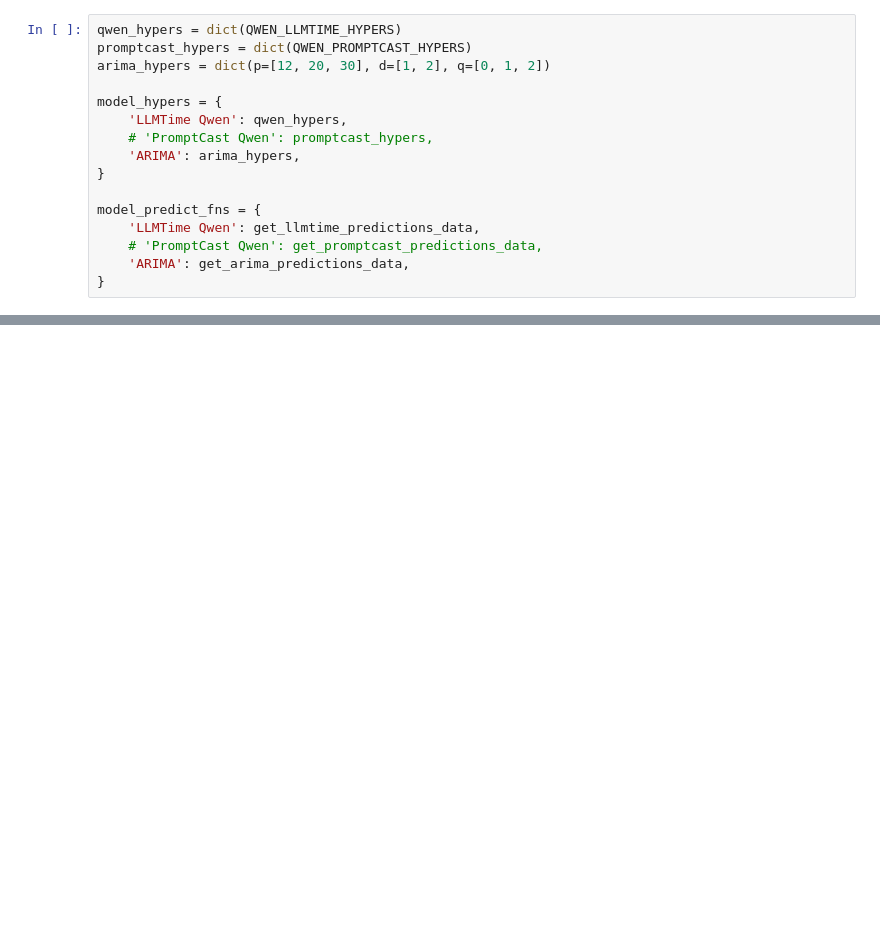
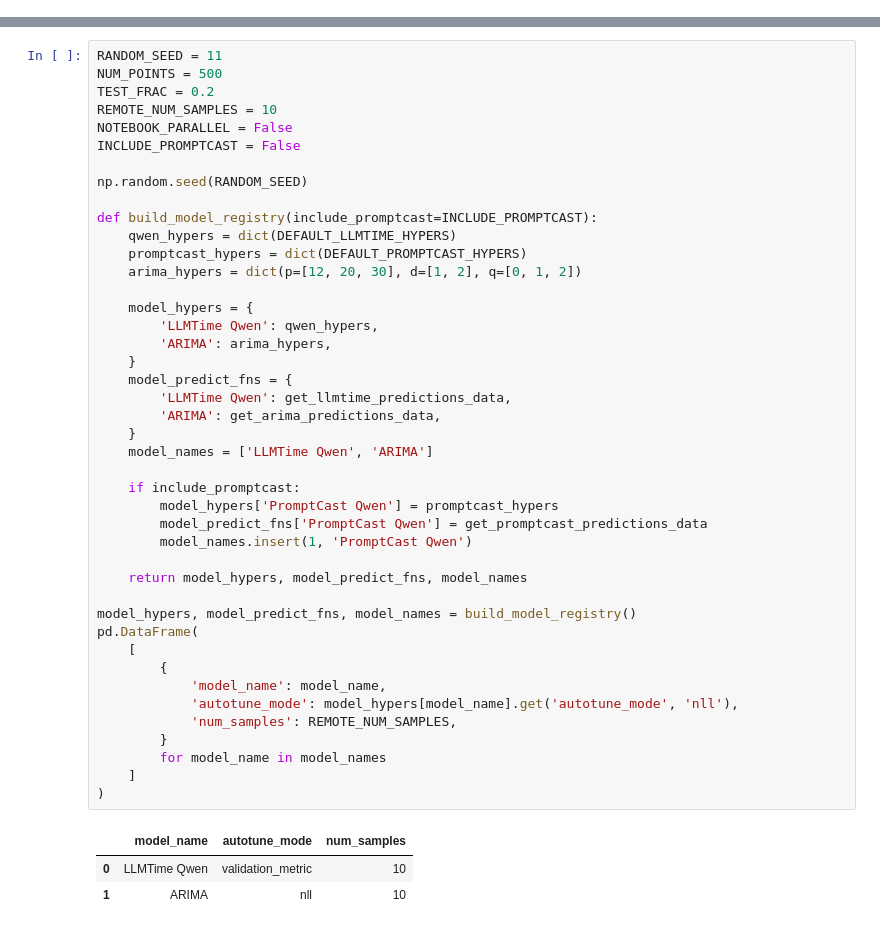
Before and after one commit to 652836/llmtime_VS_arima, a Jupyter notebook: almost_periodic_functions.ipynb, the cells around one changed output, grey strips where cells are left out. Saved outputs shown, nothing was run; the diff lists cells and outputs as text; blank space fills up the shorter version.

```diff
--- a/almost_periodic_functions.ipynb
+++ b/almost_periodic_functions.ipynb
@@ -21,16 +0,0 @@ describe_runtime()
-# %%
-qwen_hypers = dict(QWEN_LLMTIME_HYPERS)
-promptcast_hypers = dict(QWEN_PROMPTCAST_HYPERS)
-arima_hypers = dict(p=[12, 20, 30], d=[1, 2], q=[0, 1, 2])
-
-model_hypers = {
-    'LLMTime Qwen': qwen_hypers,
-    # 'PromptCast Qwen': promptcast_hypers,
-    'ARIMA': arima_hypers,
-}
-
-model_predict_fns = {
-    'LLMTime Qwen': get_llmtime_predictions_data,
-    # 'PromptCast Qwen': get_promptcast_predictions_data,
-    'ARIMA': get_arima_predictions_data,
-}
@@ -416,0 +48,47 @@ Train length: 300, Val length: 100
+# %%
+RANDOM_SEED = 11
+NUM_POINTS = 500
+TEST_FRAC = 0.2
+REMOTE_NUM_SAMPLES = 10
+NOTEBOOK_PARALLEL = False
+INCLUDE_PROMPTCAST = False
+
+np.random.seed(RANDOM_SEED)
+
+def build_model_registry(include_promptcast=INCLUDE_PROMPTCAST):
+    qwen_hypers = dict(DEFAULT_LLMTIME_HYPERS)
+    promptcast_hypers = dict(DEFAULT_PROMPTCAST_HYPERS)
+    arima_hypers = dict(p=[12, 20, 30], d=[1, 2], q=[0, 1, 2])
+
+    model_hypers = {
+        'LLMTime Qwen': qwen_hypers,
+        'ARIMA': arima_hypers,
+    }
+    model_predict_fns = {
+        'LLMTime Qwen': get_llmtime_predictions_data,
+        'ARIMA': get_arima_predictions_data,
+    }
+    model_names = ['LLMTime Qwen', 'ARIMA']
+
+    if include_promptcast:
+        model_hypers['PromptCast Qwen'] = promptcast_hypers
+        model_predict_fns['PromptCast Qwen'] = get_promptcast_predictions_data
+        model_names.insert(1, 'PromptCast Qwen')
+
+    return model_hypers, model_predict_fns, model_names
+
+model_hypers, model_predict_fns, model_names = build_model_registry()
+pd.DataFrame(
+    [
+        {
+            'model_name': model_name,
+            'autotune_mode': model_hypers[model_name].get('autotune_mode', 'nll'),
+            'num_samples': REMOTE_NUM_SAMPLES,
+        }
+        for model_name in model_names
+    ]
+)
+# %% [output]
+|  | model_name | autotune_mode | num_samples |
+| 0 | LLMTime Qwen | validation_metric | 10 |
+| 1 | ARIMA | nll | 10 |
```
Also changed, not shown: parts of 66 cells of this notebook, 30 other files.
